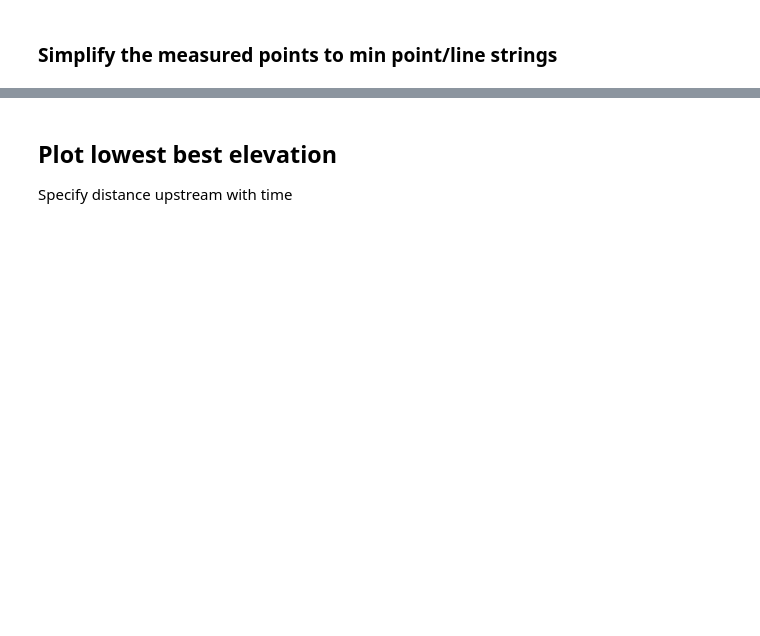
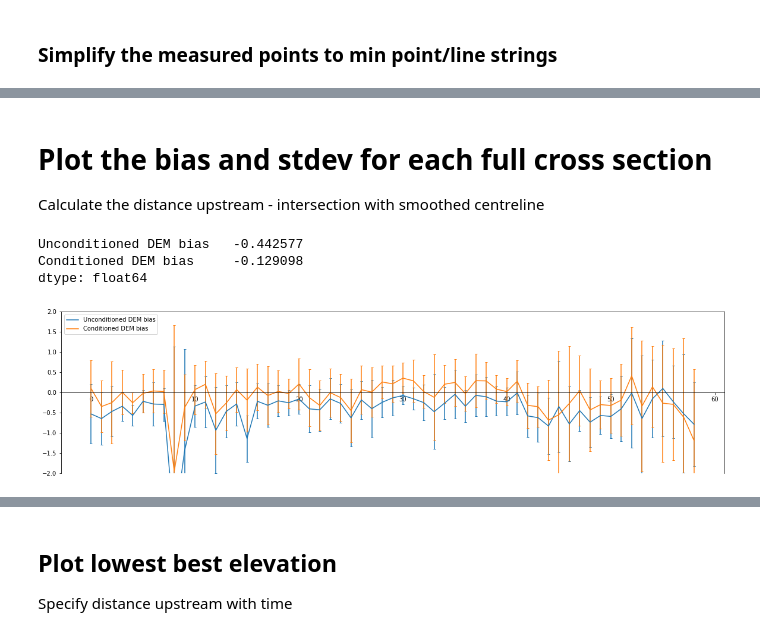
Before and after one commit to rosepearson/Hydrologic-DEMs-scripts, a Jupyter notebook: jupyter_notebooks/river_bathymetry/waikanae_paper_plots.ipynb, the cells around one changed output, grey strips where cells are left out. Saved outputs shown, nothing was run; the diff lists cells and outputs as text; code cells hidden in the pictures; blank space fills up the shorter version.

```diff
--- a/jupyter_notebooks/river_bathymetry/waikanae_paper_plots.ipynb
+++ b/jupyter_notebooks/river_bathymetry/waikanae_paper_plots.ipynb
@@ -180,0 +215,22 @@ Int64Index([   0,   80,  190,  350,  490,  650,  810,  960, 1080, 1170, 1220,
+# %% [markdown]
+# Plot the bias and stdev for each full cross section
+Calculate the distance upstream - intersection with smoothed centreline
+# %%
+comparisons_all[["Unconditioned DEM bias", "Conditioned DEM bias"]].mean()
+# %% [output]
+Unconditioned DEM bias   -0.442577
+Conditioned DEM bias     -0.129098
+dtype: float64
+# %%
+import matplotlib.pyplot
+fig, ax = matplotlib.pyplot.subplots(ncols=1, nrows=1, figsize=(20, 5))
+
+matplotlib.pyplot.ylim([-2, 2])
+#plt.show()
+
+comparisons_all[["Unconditioned DEM bias"]].plot(ax=ax, yerr=comparisons_all["Unconditioned DEM std"], capsize=2)
+comparisons_all[["Conditioned DEM bias"]].plot(ax=ax, yerr=comparisons_all["Conditioned DEM std"], capsize=2)
+#ax.yaxis.grid(True)
+ax.spines['bottom'].set_position('zero')
+# %% [output]
+[figure, added]
```
Also changed, not shown: parts of 59 cells of this notebook, 1 other file.
